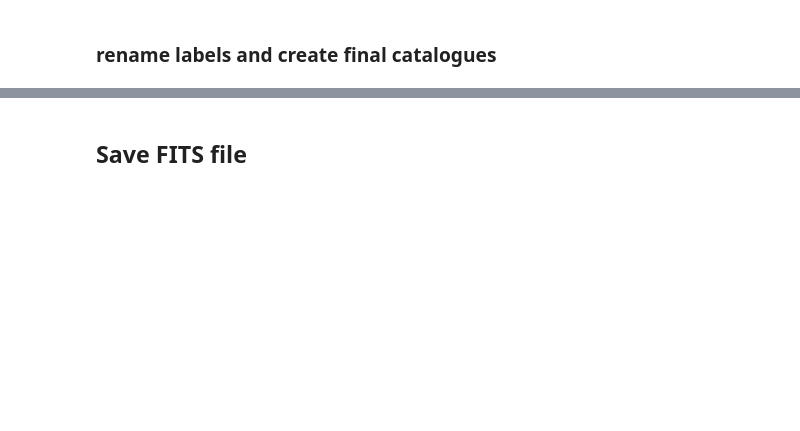
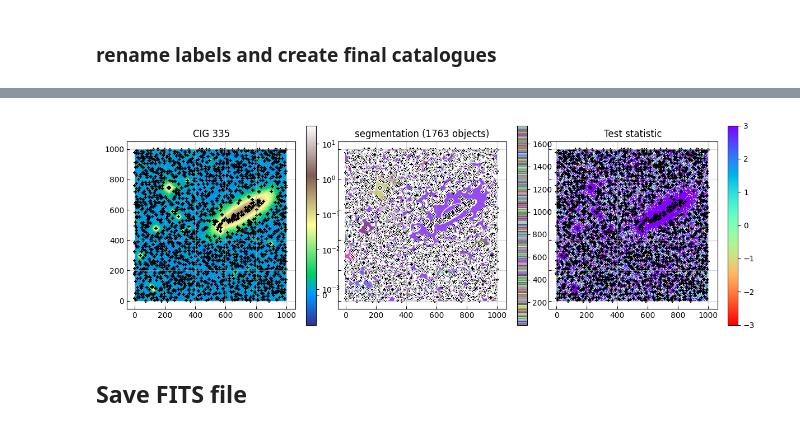
Before and after one commit to paranoya/image-processing, a Jupyter notebook: HOT.ipynb, the cells around one changed output, grey strips where cells are left out. Saved outputs shown, nothing was run; the diff lists cells and outputs as text; code cells hidden in the pictures; blank space fills up the shorter version.

```diff
--- a/HOT.ipynb
+++ b/HOT.ipynb
@@ -927,6 +390,7 @@ final_labels = new_label[pruned_labels[label]]
 #final_labels[data < signal_to_noise_threshold[label]] = 0
 # %%
 if plots and data_dimensionality == 2:
+    from photutils import segmentation as segm
     if n_reliable > 0:
         final_selection = segm.SegmentationImage(final_labels)
         final_cmap = final_selection.make_cmap(seed=123)
@@ -935,6 +399,9 @@ if plots and data_dimensionality == 2:
     else:
         final_selection = final_labels
         final_cmap = 'viridis'
+
+    p0, p50, p100 = np.nanpercentile(data, [0, 50, 100])
+    colour_scale = colors.SymLogNorm(vmin=p0, linthresh= 2*p50-p0, vmax=p100)
 # %%
 if plots and data_dimensionality == 2:
     plt.close('segmentation')
@@ -950,7 +417,8 @@ if plots and data_dimensionality == 2:
     ax[0, 0].set_title(object_name)
     im = ax[0, 0].imshow(
         data,
-        interpolation='nearest', origin='lower', cmap='nipy_spectral', norm = colour_scale,
+        interpolation='nearest', origin='lower', cmap='terrain', norm = colour_scale,
+#        interpolation='nearest', origin='lower', cmap='nipy_spectral', norm = colour_scale,
         )
     #ax[0, 0].contour(final_labels, levels=[0.5], colors=['k'])
     #ax[0, 0].contour(smoothed_data, levels=[threshold_guess], colors=['w'])
@@ -961,7 +429,7 @@ if plots and data_dimensionality == 2:
     #final_catalog.plot_kron_apertures(kron_params=(1, 1), axes=ax[0, 0], color='w')
     #ax[0, 0].scatter(final_catalog.centroid[:, 0], final_catalog.centroid[:, 1], s=25, c='w', marker='o')
     if n_reliable > 0:
-        ax[0, 0].scatter(final_catalog.maxval_xindex, final_catalog.maxval_yindex, s=25, c='w', marker='+')
+        ax[0, 0].scatter(final_catalog.maxval_xindex, final_catalog.maxval_yindex, s=25, c='k', marker='+')
 
     '''
     ax[0, 1].set_title('Smoothed data')
@@ -977,36 +445,40 @@ if plots and data_dimensionality == 2:
     #final_catalog.plot_kron_apertures(kron_params=(1, 1), axes=ax[0, 0], color='k')
     ax[0, 1].scatter(final_catalog.centroid[:, 0], final_catalog.centroid[:, 1], s=25, c='k', marker='+')
     '''
     ax[0, 1].set_title(f'segmentation ({n_final_labels} objects)')
     im = ax[0, 1].imshow(
         final_selection,
         interpolation='nearest', origin='lower', cmap=final_cmap,
         )
     if n_reliable > 0:
         ax[0, 1].scatter(final_catalog.centroid[:, 0], final_catalog.centroid[:, 1], s=25, c='w', marker='o')
         ax[0, 1].scatter(final_catalog.maxval_xindex, final_catalog.maxval_yindex, s=25, c='k', marker='+')
         final_catalog.plot_kron_apertures(kron_params=(1, 1), axes=ax[0, 1], color='white')
     cb = fig.colorbar(im, ax=ax[0, 1])
 
     axis = ax[0, 2]
     axis.set_title('Test statistic')
     im = axis.imshow(
-        np.log10(test_stat[label]/variance_cut),
-        interpolation='nearest', origin='lower', cmap='rainbow',
-        vmin = -3, vmax = 3,
+        np.log10(test_stat[label]/Chernoff_threshold),
+        interpolation='nearest', origin='lower', cmap='rainbow_r',
+        vmin=-3, vmax=3,
         )
     cb = fig.colorbar(im, ax=axis)
+    if n_reliable > 0:
+        ax[0, 2].scatter(final_catalog.maxval_xindex, final_catalog.maxval_yindex, s=25, c='k', marker='+')
 
     '''
     axis = ax[0, 3]
     axis.set_title('p_value')
     im = axis.imshow(
         test_stat_Chernoff[label],
         interpolation='nearest', origin='lower', cmap='rainbow',
         #vmin = 0, vmax = test_stat_threshold_max,
         )
     cb = fig.colorbar(im, ax=axis)
     '''
+# %% [output]
+[figure, added]
 # %%
 if plots and data_dimensionality == 3:
 
```
Also changed, not shown: parts of 73 cells of this notebook, 5 other files.
